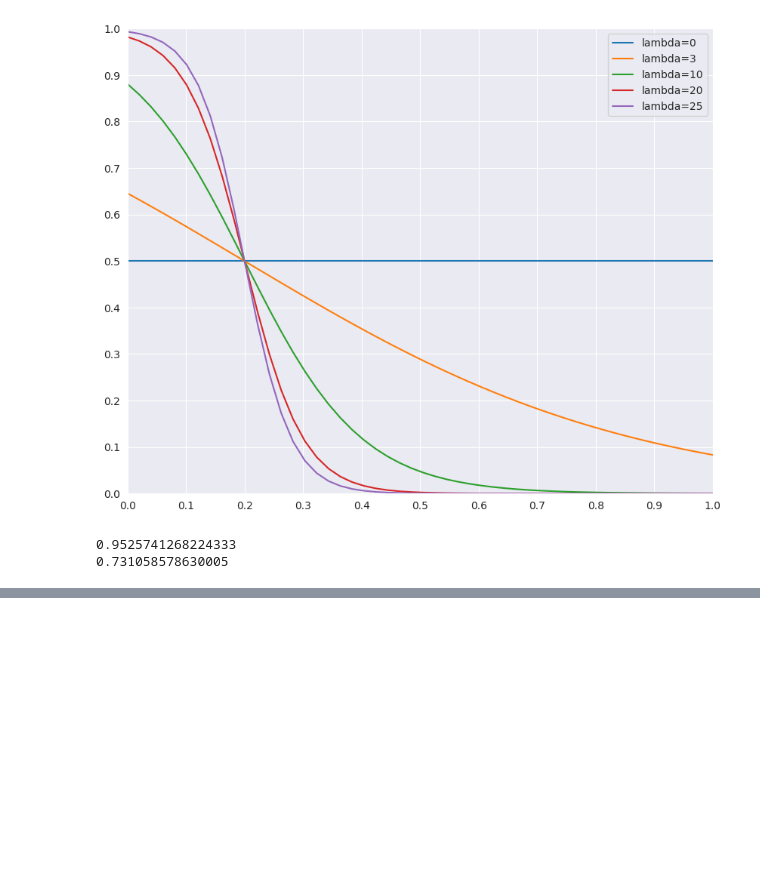
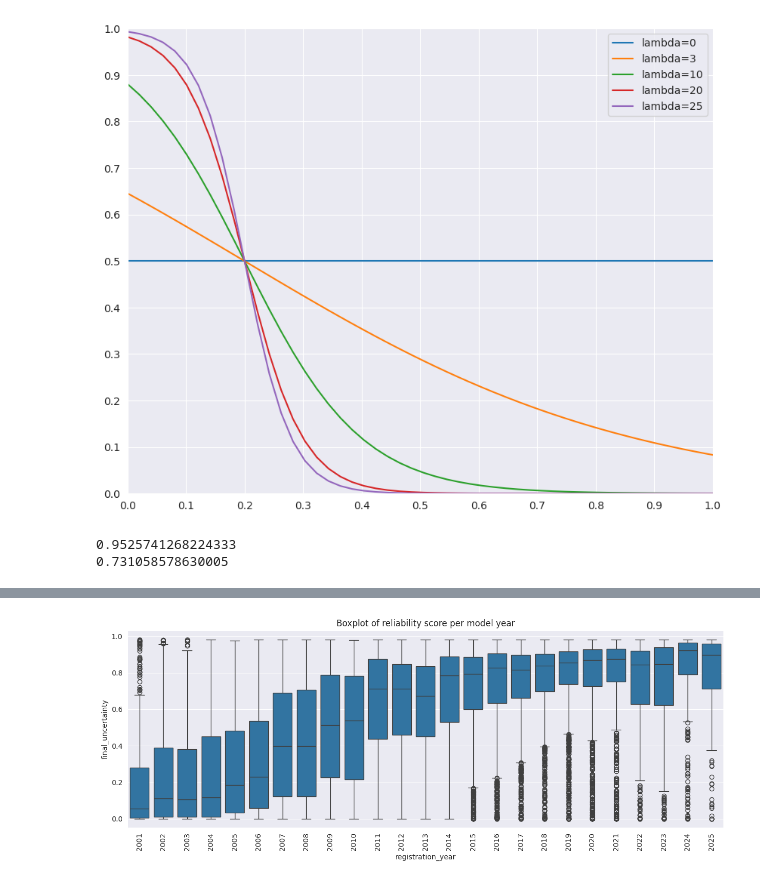
Before and after one commit to aristotekoen/car_market, a Jupyter notebook: notebooks/reliability_score.ipynb, the cells around one changed output, grey strips where cells are left out. Cells and saved outputs as stored; diff of their text form; code cells hidden in the pictures; blank space fills up the shorter version.

```diff
--- a/notebooks/reliability_score.ipynb
+++ b/notebooks/reliability_score.ipynb
@@ -219,0 +221,8 @@ test.groupby('brand')['final_uncertainty'].agg('mean').sort_values(ascending=Fal
+# %%
+plt.figure(figsize=(15,5))
+sns.boxplot(test,y='final_uncertainty', x='registration_year')
+plt.xticks(rotation=90)
+plt.title('Boxplot of reliability score per model year')
+plt.savefig('../plots/boxplot_reliability_per_year.png', bbox_inches='tight')
+# %% [output]
+[figure, added]
```
Also changed, not shown: parts of 11 cells of this notebook, 2 other files.
